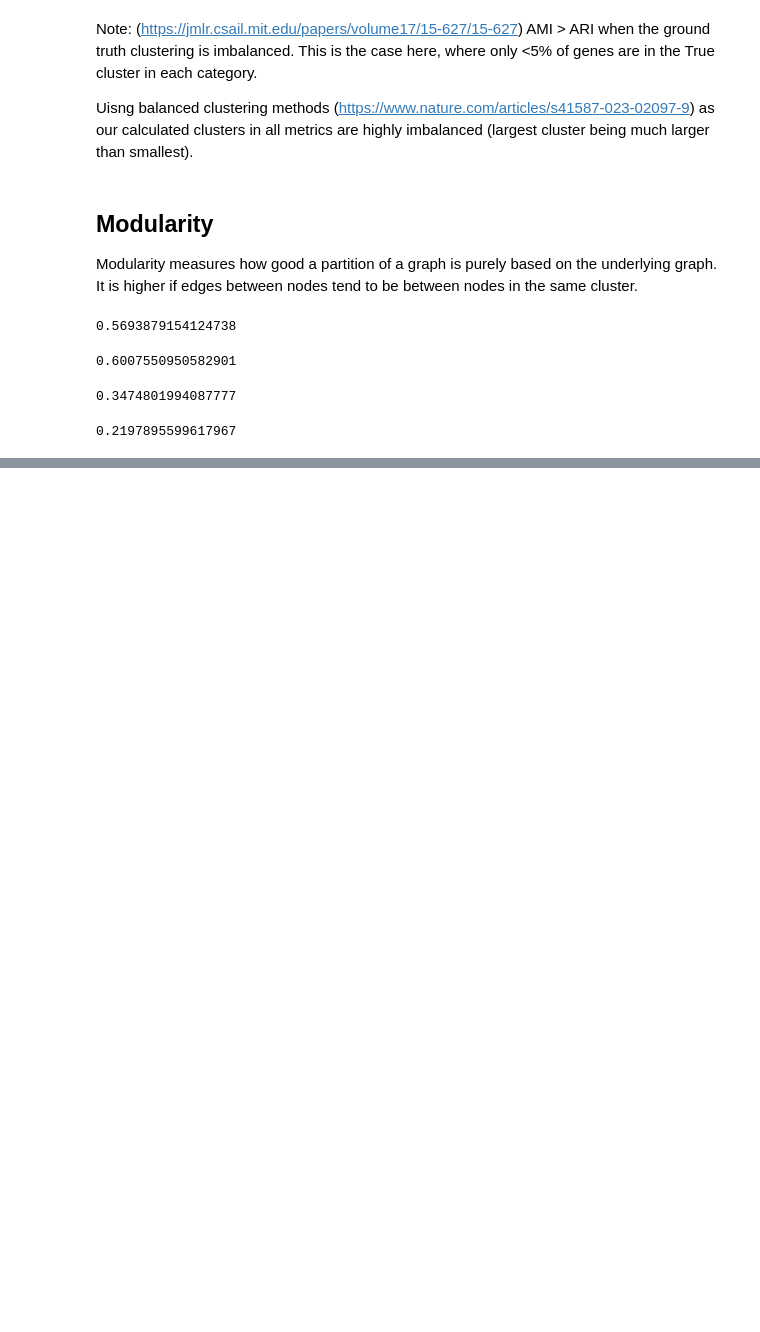
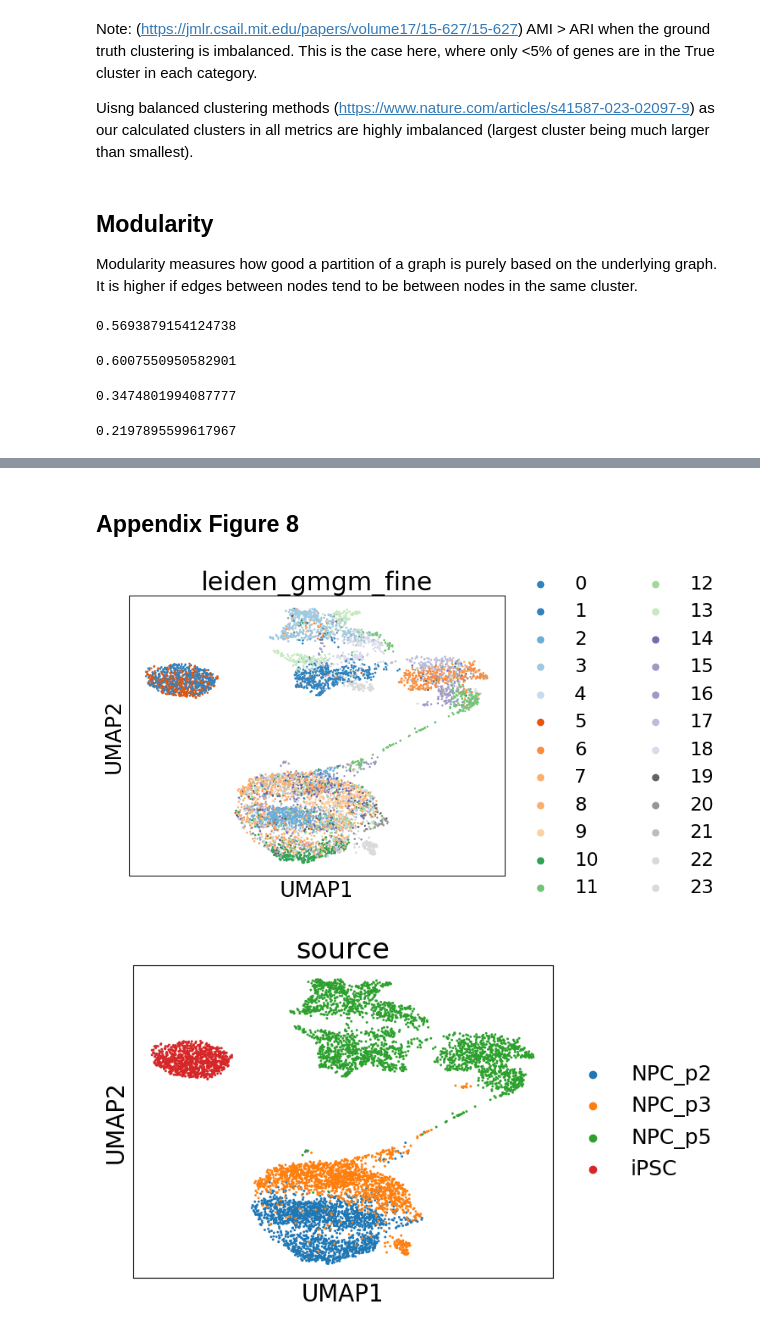
Before and after one commit to BaileyAndrew/GmGM-Bioinformatics, a Jupyter notebook: for_gmgm_paper.ipynb, the cells around one changed output, grey strips where cells are left out. Drawn from its saved outputs; the diff is of its cells as text; code cells hidden in the pictures; blank space fills up the shorter version.

```diff
--- a/for_gmgm_paper.ipynb
+++ b/for_gmgm_paper.ipynb
@@ -1126,0 +1239,8 @@ gmgm_graph.vs['fine_hdwgcna'] = fine_hdwgcna_community
+# %% [markdown]
+## Appendix Figure 8
+# %%
+sc.pl.umap(adata, color=['leiden_gmgm_fine'])
+sc.pl.umap(adata, color=['source'])
+# %% [output]
+[figure, added]
+[figure, added]
```
Also changed, not shown: parts of 10 cells of this notebook.
